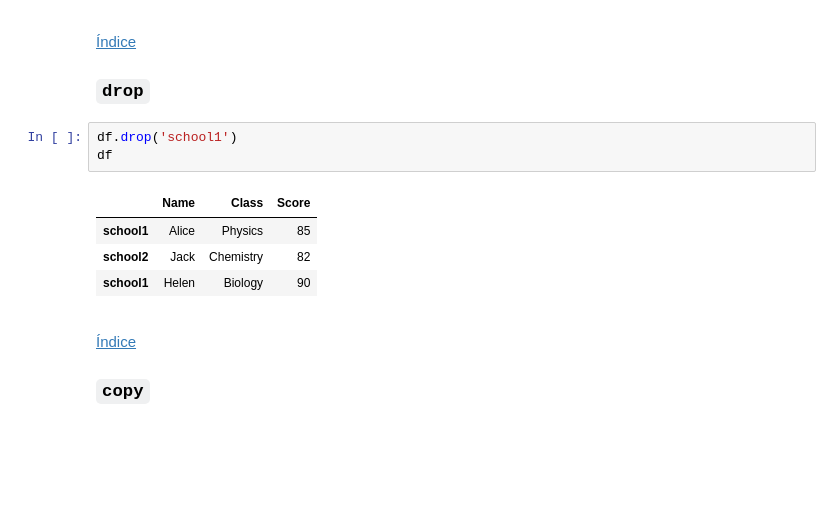
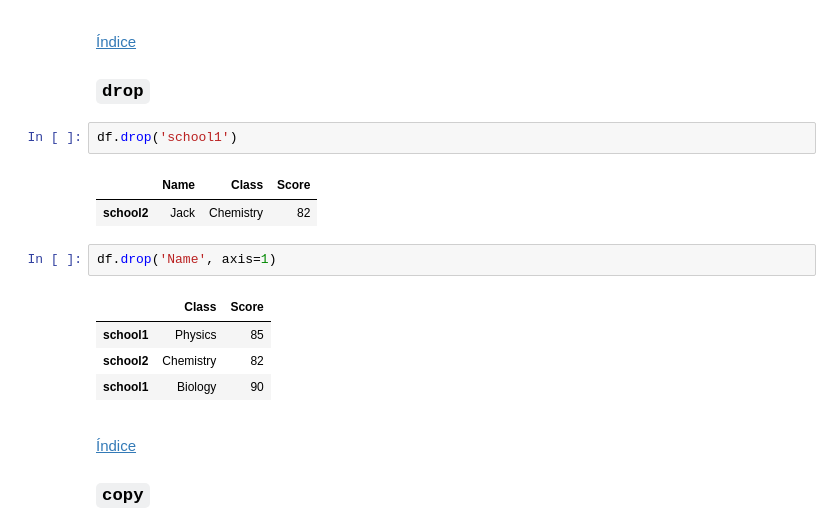
Before and after one commit to SantiGonzalezz/Applied-Data-Science-with-Python, a Jupyter notebook: 1. Introduction to Data Science in Python/Week 2/Pandas.ipynb, the cells around one changed output. Drawn from its saved outputs; the diff is of its cells as text; blank space fills up the shorter version.

```diff
--- a/1. Introduction to Data Science in Python/Week 2/Pandas.ipynb
+++ b/1. Introduction to Data Science in Python/Week 2/Pandas.ipynb
@@ -149,12 +149,16 @@ df
 ### `drop`
 # %%
 df.drop('school1')
-df
 # %% [output]
 |  | Name | Class | Score |
-| school1 | Alice | Physics | 85 |
 | school2 | Jack | Chemistry | 82 |
-| school1 | Helen | Biology | 90 |
+# %%
+df.drop('Name', axis=1)
+# %% [output]
+|  | Class | Score |
+| school1 | Physics | 85 |
+| school2 | Chemistry | 82 |
+| school1 | Biology | 90 |
 # %% [markdown]
 <a id='c_copy'></a>
 
```
Also changed, not shown: parts of 1 cell of this notebook, 4 other files.
